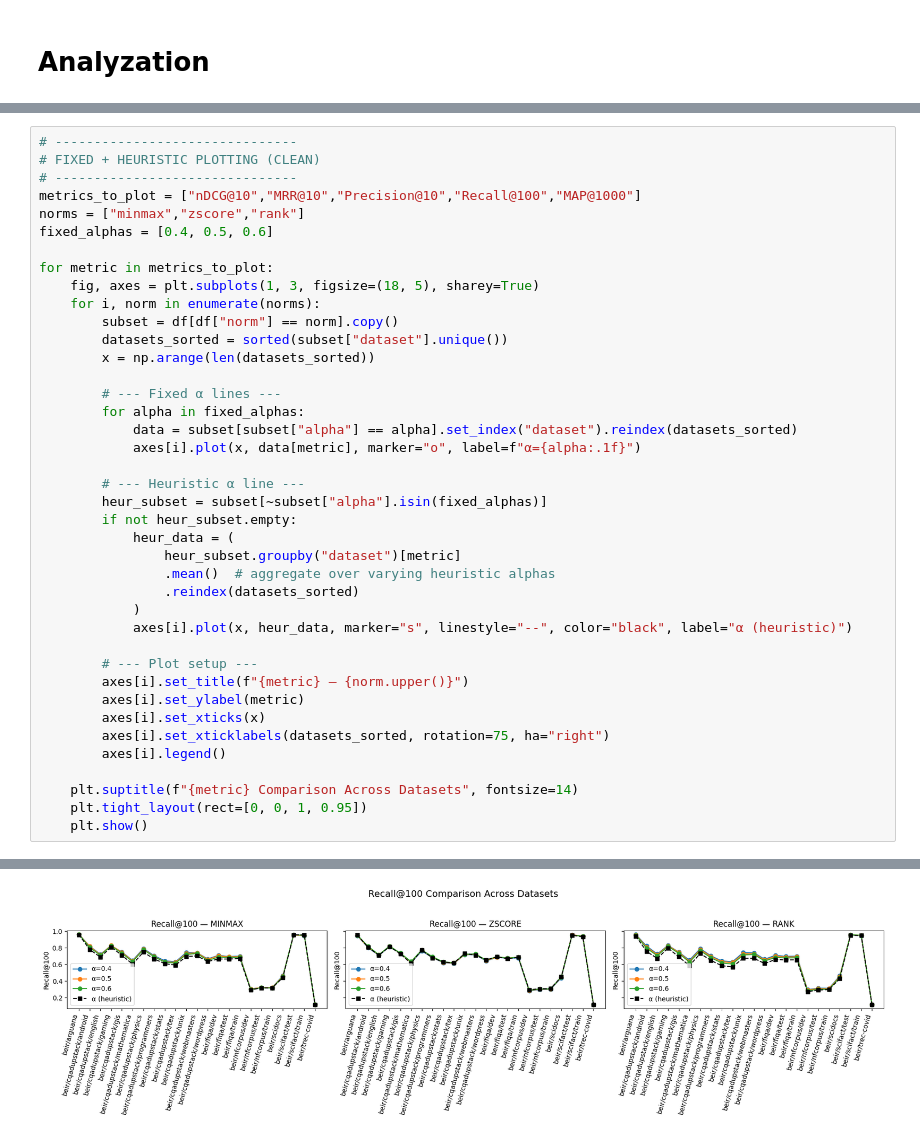
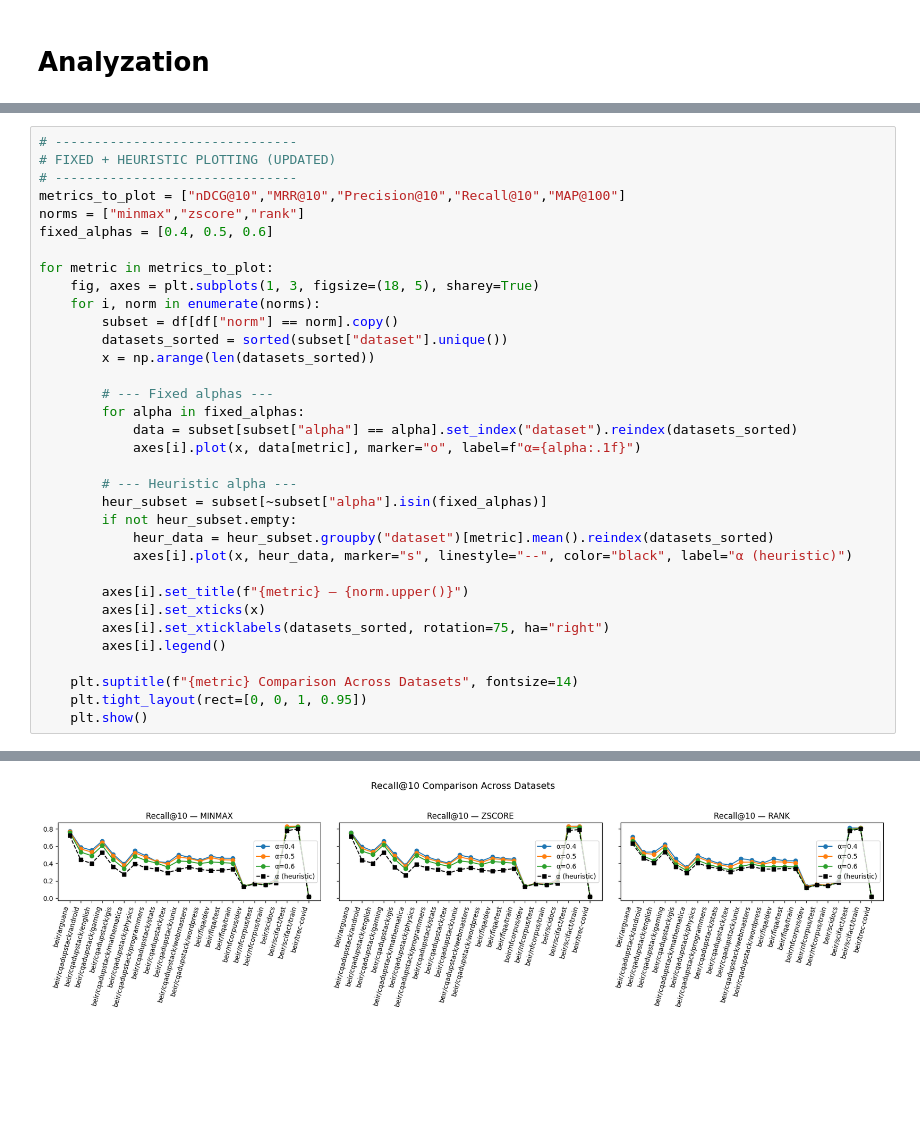
Before and after one commit to varshini0950/information_retrieval, a Jupyter notebook: Heuristic_Alpha_Evaluation.ipynb, the cells around one changed output, grey strips where cells are left out. Saved outputs shown, nothing was run; the diff lists cells and outputs as text; blank space fills up the shorter version.

```diff
--- a/Heuristic_Alpha_Evaluation.ipynb
+++ b/Heuristic_Alpha_Evaluation.ipynb
@@ -263,8 +278,8 @@ rank     α=0.80 | nDCG@10=0.2871
 # %%
 # -------------------------------
-# FIXED + HEURISTIC PLOTTING (CLEAN)
+# FIXED + HEURISTIC PLOTTING (UPDATED)
 # -------------------------------
-metrics_to_plot = ["nDCG@10","MRR@10","Precision@10","Recall@100","MAP@1000"]
+metrics_to_plot = ["nDCG@10","MRR@10","Precision@10","Recall@10","MAP@100"]
 norms = ["minmax","zscore","rank"]
 fixed_alphas = [0.4, 0.5, 0.6]
 
@@ -275,24 +290,18 @@ for metric in metrics_to_plot:
         datasets_sorted = sorted(subset["dataset"].unique())
         x = np.arange(len(datasets_sorted))
 
-        # --- Fixed α lines ---
+        # --- Fixed alphas ---
         for alpha in fixed_alphas:
             data = subset[subset["alpha"] == alpha].set_index("dataset").reindex(datasets_sorted)
             axes[i].plot(x, data[metric], marker="o", label=f"α={alpha:.1f}")
 
-        # --- Heuristic α line ---
+        # --- Heuristic alpha ---
         heur_subset = subset[~subset["alpha"].isin(fixed_alphas)]
         if not heur_subset.empty:
-            heur_data = (
-                heur_subset.groupby("dataset")[metric]
-                .mean()  # aggregate over varying heuristic alphas
-                .reindex(datasets_sorted)
-            )
+            heur_data = heur_subset.groupby("dataset")[metric].mean().reindex(datasets_sorted)
             axes[i].plot(x, heur_data, marker="s", linestyle="--", color="black", label="α (heuristic)")
 
-        # --- Plot setup ---
         axes[i].set_title(f"{metric} — {norm.upper()}")
-        axes[i].set_ylabel(metric)
         axes[i].set_xticks(x)
         axes[i].set_xticklabels(datasets_sorted, rotation=75, ha="right")
         axes[i].legend()
@@ -307 +316 @@ for metric in metrics_to_plot:
-[figure, old version]
+[figure, new version]
```
Also changed, not shown: parts of 3 cells of this notebook, 1 other file.
